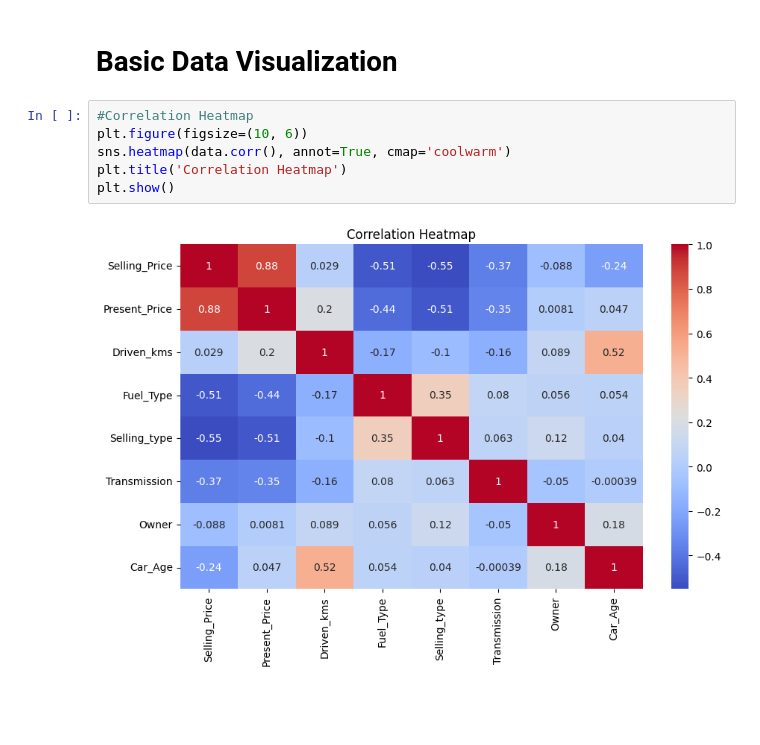
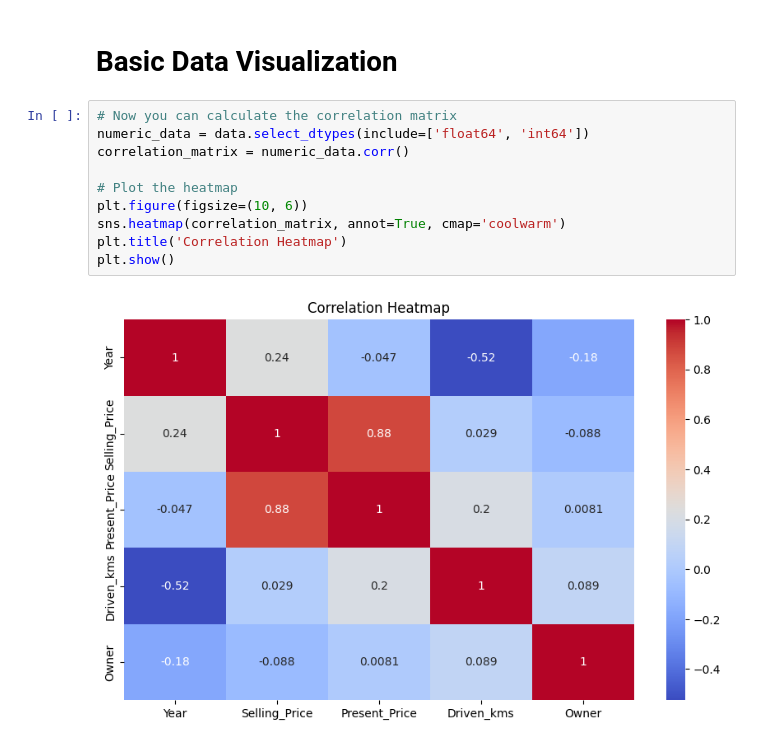
Before and after one commit to pooja-chirke/area, a Jupyter notebook: car-prediction-with-machine-learning.ipynb, the cells around one changed output. Drawn from its saved outputs; the diff is of its cells as text; blank space fills up the shorter version.

```diff
--- a/car-prediction-with-machine-learning.ipynb
+++ b/car-prediction-with-machine-learning.ipynb
@@ -47,13 +47,17 @@ dtype: int64
 # %% [markdown]
 #  Basic Data Visualization
 # %%
-#Correlation Heatmap
+# Now you can calculate the correlation matrix
+numeric_data = data.select_dtypes(include=['float64', 'int64'])
+correlation_matrix = numeric_data.corr()
+
+# Plot the heatmap
 plt.figure(figsize=(10, 6))
-sns.heatmap(data.corr(), annot=True, cmap='coolwarm')
+sns.heatmap(correlation_matrix, annot=True, cmap='coolwarm')
 plt.title('Correlation Heatmap')
 plt.show()
 # %% [output]
-[figure, old version]
+[figure, new version]
 # %%
 sns.pairplot(data)
 plt.show()
```
Also changed, not shown: parts of 9 cells of this notebook.
